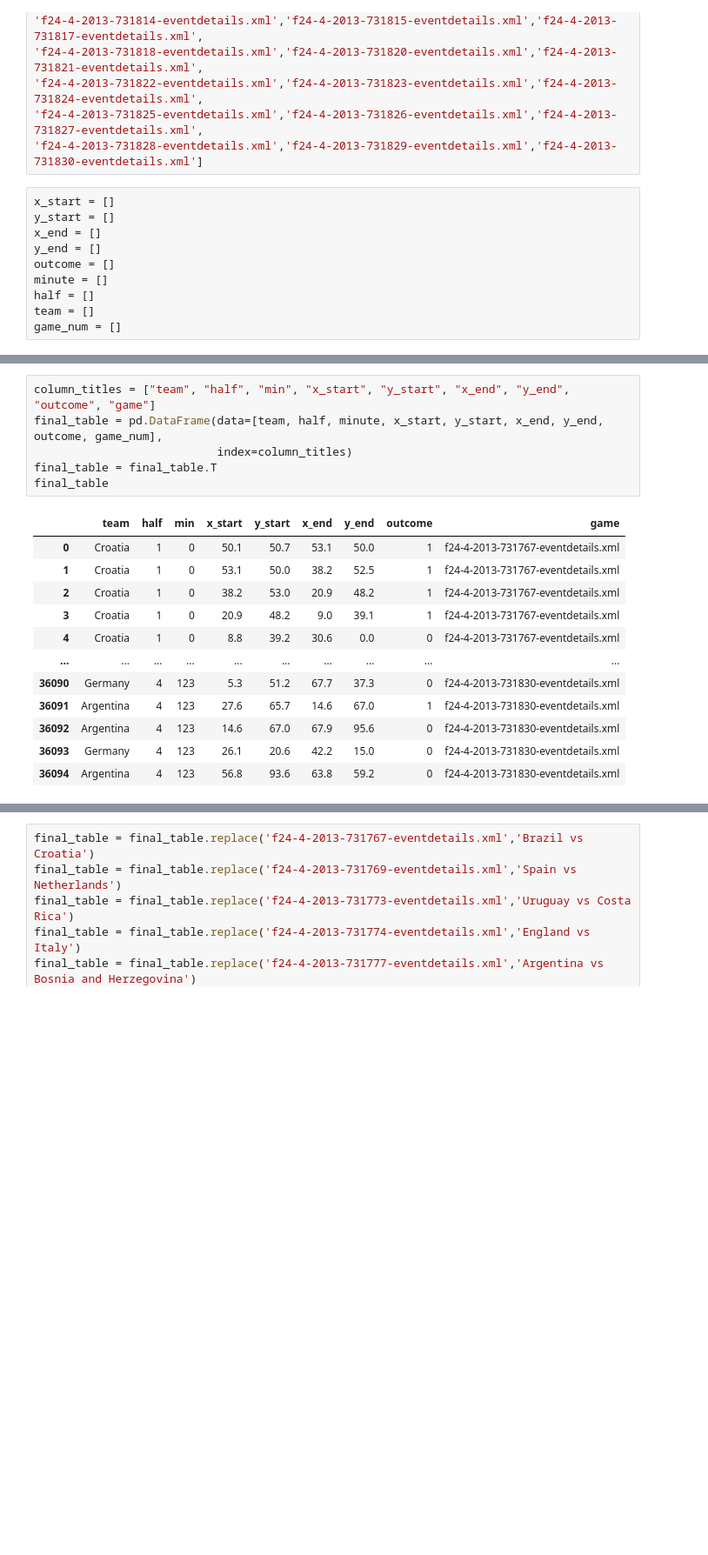
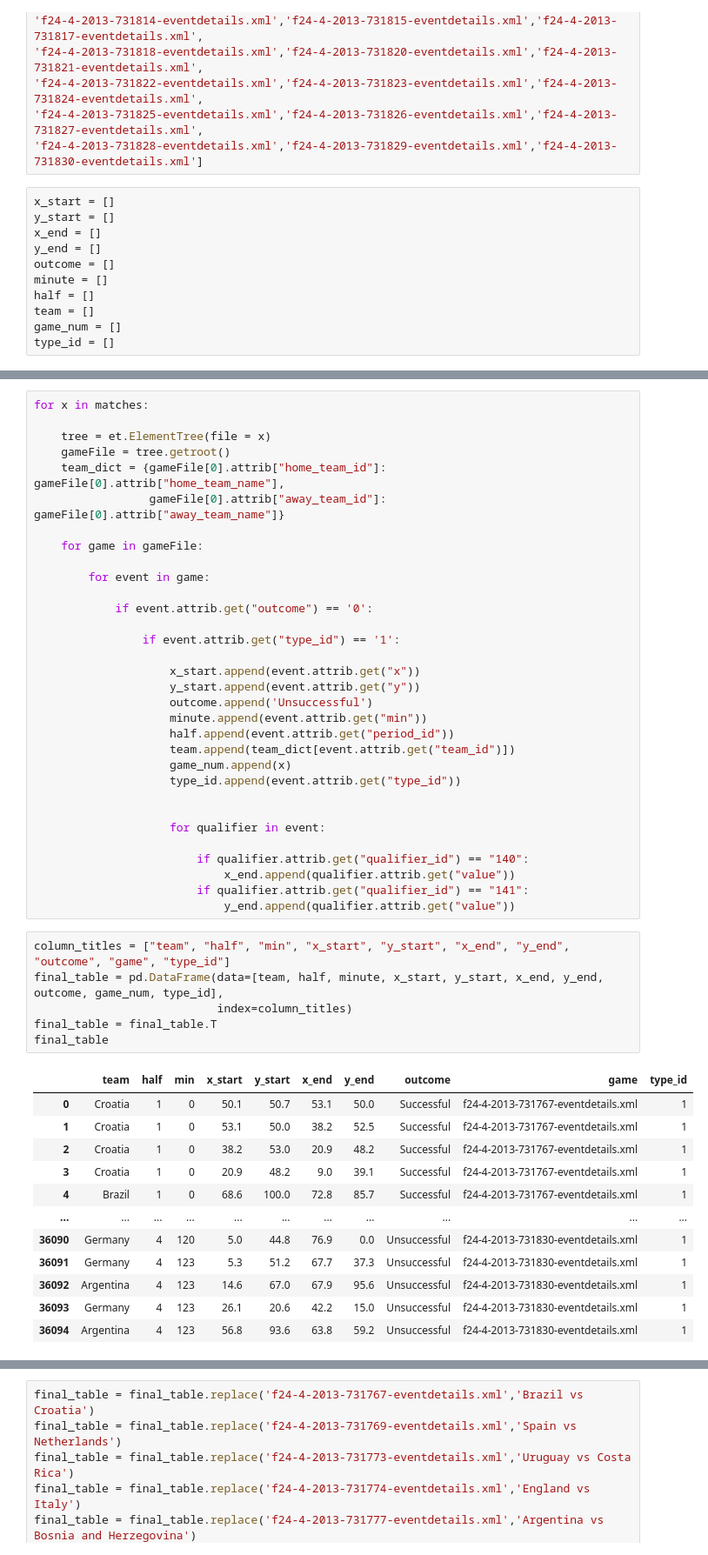
Before and after one commit to jgraver7/MDS-Project, a Jupyter notebook: Passes.ipynb, the cells around one changed output, grey strips where cells are left out. Shown at 87% size. Cells and saved outputs as stored; diff of their text form; blank space fills up the shorter version.

```diff
--- a/Passes.ipynb
+++ b/Passes.ipynb
@@ -27,6 +27,7 @@ minute = []
 half = []
 team = []
 game_num = []
+type_id = []
 # %%
 for x in matches:
 
@@ -58,19 +63,51 @@ for x in matches:
+# %%
+for x in matches:
+
+    tree = et.ElementTree(file = x)
+    gameFile = tree.getroot()
+    team_dict = {gameFile[0].attrib["home_team_id"]: gameFile[0].attrib["home_team_name"],
+                 gameFile[0].attrib["away_team_id"]: gameFile[0].attrib["away_team_name"]}
+
+    for game in gameFile:
+
+        for event in game:
+
+            if event.attrib.get("outcome") == '0':
+
+                if event.attrib.get("type_id") == '1':
+
+                    x_start.append(event.attrib.get("x"))
+                    y_start.append(event.attrib.get("y"))
+                    outcome.append('Unsuccessful')
+                    minute.append(event.attrib.get("min"))
+                    half.append(event.attrib.get("period_id"))
+                    team.append(team_dict[event.attrib.get("team_id")])
+                    game_num.append(x)
+                    type_id.append(event.attrib.get("type_id"))
+
+
+                    for qualifier in event:
+
+                        if qualifier.attrib.get("qualifier_id") == "140":
+                            x_end.append(qualifier.attrib.get("value"))
+                        if qualifier.attrib.get("qualifier_id") == "141":
+                            y_end.append(qualifier.attrib.get("value"))
 # %%
-column_titles = ["team", "half", "min", "x_start", "y_start", "x_end", "y_end", "outcome", "game"]
-final_table = pd.DataFrame(data=[team, half, minute, x_start, y_start, x_end, y_end, outcome, game_num],
+column_titles = ["team", "half", "min", "x_start", "y_start", "x_end", "y_end", "outcome", "game", "type_id"]
+final_table = pd.DataFrame(data=[team, half, minute, x_start, y_start, x_end, y_end, outcome, game_num, type_id],
                            index=column_titles)
 final_table = final_table.T
 final_table
 # %% [output]
-|  | team | half | min | x_start | y_start | x_end | y_end | outcome | game |
-| 0 | Croatia | 1 | 0 | 50.1 | 50.7 | 53.1 | 50.0 | 1 | f24-4-2013-731767-eventdetails.xml |
-| 1 | Croatia | 1 | 0 | 53.1 | 50.0 | 38.2 | 52.5 | 1 | f24-4-2013-731767-eventdetails.xml |
-| 2 | Croatia | 1 | 0 | 38.2 | 53.0 | 20.9 | 48.2 | 1 | f24-4-2013-731767-eventdetails.xml |
-| 3 | Croatia | 1 | 0 | 20.9 | 48.2 | 9.0 | 39.1 | 1 | f24-4-2013-731767-eventdetails.xml |
-| 4 | Croatia | 1 | 0 | 8.8 | 39.2 | 30.6 | 0.0 | 0 | f24-4-2013-731767-eventdetails.xml |
-| ... | ... | ... | ... | ... | ... | ... | ... | ... | ... |
-| 36090 | Germany | 4 | 123 | 5.3 | 51.2 | 67.7 | 37.3 | 0 | f24-4-2013-731830-eventdetails.xml |
-| 36091 | Argentina | 4 | 123 | 27.6 | 65.7 | 14.6 | 67.0 | 1 | f24-4-2013-731830-eventdetails.xml |
-| 36092 | Argentina | 4 | 123 | 14.6 | 67.0 | 67.9 | 95.6 | 0 | f24-4-2013-731830-eventdetails.xml |
-| 36093 | Germany | 4 | 123 | 26.1 | 20.6 | 42.2 | 15.0 | 0 | f24-4-2013-731830-eventdetails.xml |
-| 36094 | Argentina | 4 | 123 | 56.8 | 93.6 | 63.8 | 59.2 | 0 | f24-4-2013-731830-eventdetails.xml |
+|  | team | half | min | x_start | y_start | x_end | y_end | outcome | game | type_id |
+| 0 | Croatia | 1 | 0 | 50.1 | 50.7 | 53.1 | 50.0 | Successful | f24-4-2013-731767-eventdetails.xml | 1 |
+| 1 | Croatia | 1 | 0 | 53.1 | 50.0 | 38.2 | 52.5 | Successful | f24-4-2013-731767-eventdetails.xml | 1 |
+| 2 | Croatia | 1 | 0 | 38.2 | 53.0 | 20.9 | 48.2 | Successful | f24-4-2013-731767-eventdetails.xml | 1 |
+| 3 | Croatia | 1 | 0 | 20.9 | 48.2 | 9.0 | 39.1 | Successful | f24-4-2013-731767-eventdetails.xml | 1 |
+| 4 | Brazil | 1 | 0 | 68.6 | 100.0 | 72.8 | 85.7 | Successful | f24-4-2013-731767-eventdetails.xml | 1 |
+| ... | ... | ... | ... | ... | ... | ... | ... | ... | ... | ... |
+| 36090 | Germany | 4 | 120 | 5.0 | 44.8 | 76.9 | 0.0 | Unsuccessful | f24-4-2013-731830-eventdetails.xml | 1 |
+| 36091 | Germany | 4 | 123 | 5.3 | 51.2 | 67.7 | 37.3 | Unsuccessful | f24-4-2013-731830-eventdetails.xml | 1 |
+| 36092 | Argentina | 4 | 123 | 14.6 | 67.0 | 67.9 | 95.6 | Unsuccessful | f24-4-2013-731830-eventdetails.xml | 1 |
+| 36093 | Germany | 4 | 123 | 26.1 | 20.6 | 42.2 | 15.0 | Unsuccessful | f24-4-2013-731830-eventdetails.xml | 1 |
+| 36094 | Argentina | 4 | 123 | 56.8 | 93.6 | 63.8 | 59.2 | Unsuccessful | f24-4-2013-731830-eventdetails.xml | 1 |
```
Also changed, not shown: parts of 2 cells of this notebook, 10 other files.
